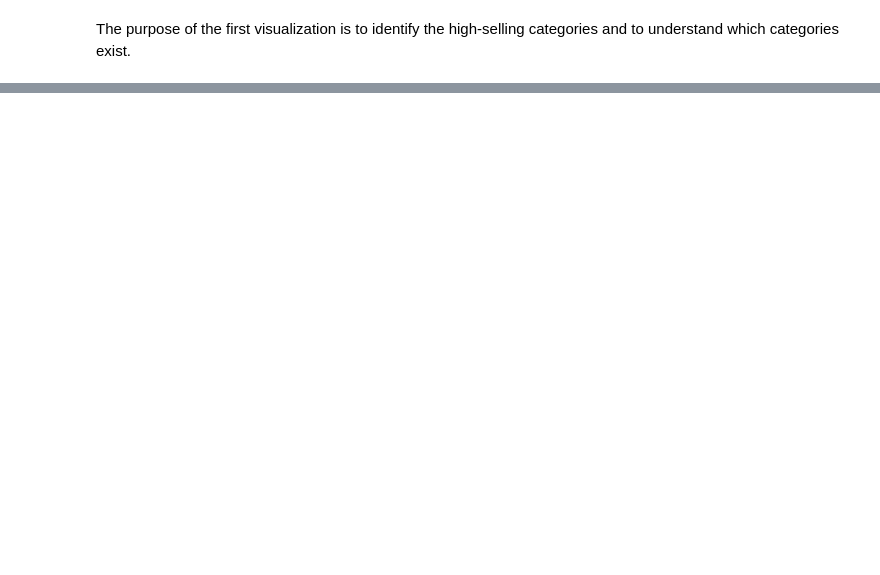
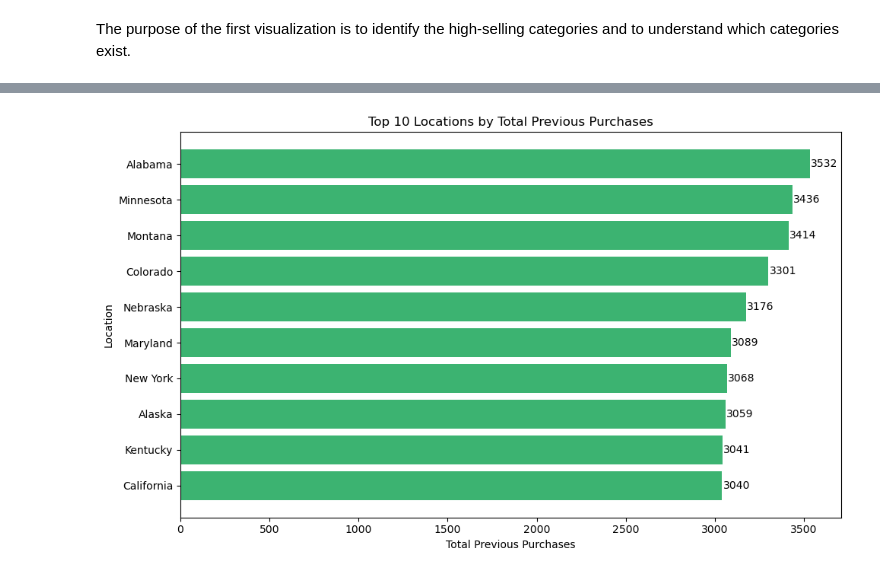
Before and after one commit to andreaholstein/Data-Science-Capstone, a Jupyter notebook: src/project/dds_visualizations.ipynb, the cells around one changed output, grey strips where cells are left out. Drawn from its saved outputs; the diff is of its cells as text; code cells hidden in the pictures; blank space fills up the shorter version.

```diff
--- a/src/project/dds_visualizations.ipynb
+++ b/src/project/dds_visualizations.ipynb
@@ -175,0 +121,7 @@ plt.show()
+# %%
+top10_pp_locations = df.groupby("Location")["Previous Purchases"]\
+                    .sum()\
+                    .sort_values(ascending=False)\
+                    .head(10)
+
+print(top10_pp_locations)
@@ -175,0 +141,20 @@ plt.show()
+# %%
+# Visualize the top ten locations by total previous purchases
+
+fig, ax = plt.subplots(figsize=(10, 6))
+bars = ax.barh(top10_pp_locations.index, top10_pp_locations.values, color='mediumseagreen')
+ax.invert_yaxis()  # Highest value on top
+
+# Add value labels to bars
+for bar in bars:
+    ax.text(bar.get_width() + 5, # positioning the label slightly to the right of the bar
+            bar.get_y() + bar.get_height()/2, # center label vertically
+            f'{int(bar.get_width())}', va='center') # sums displayed as an int
+
+ax.set_title("Top 10 Locations by Total Previous Purchases")
+ax.set_xlabel("Total Previous Purchases")
+ax.set_ylabel("Location")
+plt.tight_layout()
+plt.show()
+# %% [output]
+[figure, added]
```
Also changed, not shown: parts of 15 cells of this notebook.
